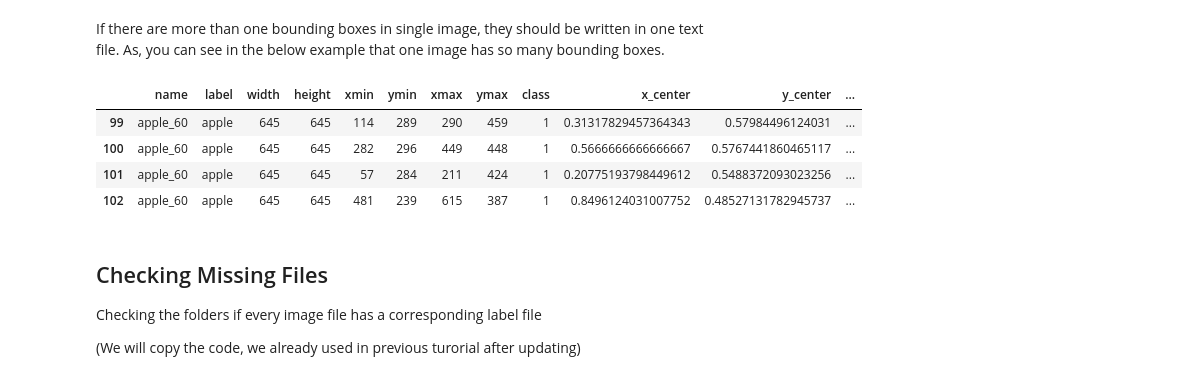
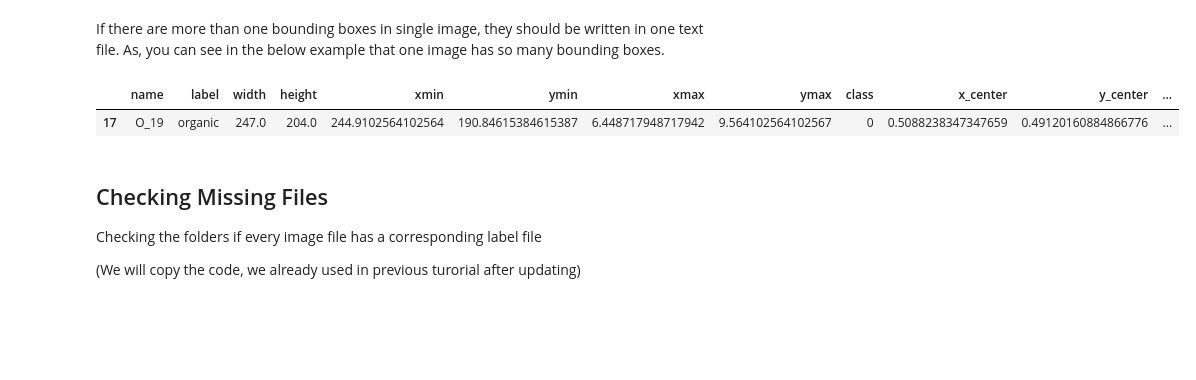
Before and after one commit to Duder5000/Computer-Vision-Project, a Jupyter notebook: ComputerVisionProject.ipynb, the cells around one changed output. Cells and saved outputs as stored; diff of their text form; code cells hidden in the pictures; blank space fills up the shorter version.

```diff
--- a/ComputerVisionProject.ipynb
+++ b/ComputerVisionProject.ipynb
@@ -439,14 +449,11 @@ val_df = val_df.astype(str)
 # %% [markdown]
 If there are more than one bounding boxes in single image, they should be written in one text file. As, you can see in the below example that one image has so many bounding boxes.
 # %%
-filtered_df = train_df[train_df['name'] == train_df["name"][100]]
+filtered_df = train_df[train_df['name'] == train_df["name"][17]]
 (filtered_df.head(15))
 # %% [output]
 |  | name | label | width | height | xmin | ymin | xmax | ymax | class | x_center | y_center | ... |
-| 99 | apple_60 | apple | 645 | 645 | 114 | 289 | 290 | 459 | 1 | 0.31317829457364343 | 0.57984496124031 | ... |
-| 100 | apple_60 | apple | 645 | 645 | 282 | 296 | 449 | 448 | 1 | 0.5666666666666667 | 0.5767441860465117 | ... |
-| 101 | apple_60 | apple | 645 | 645 | 57 | 284 | 211 | 424 | 1 | 0.20775193798449612 | 0.5488372093023256 | ... |
-| 102 | apple_60 | apple | 645 | 645 | 481 | 239 | 615 | 387 | 1 | 0.8496124031007752 | 0.48527131782945737 | ... |
+| 17 | O_19 | organic | 247.0 | 204.0 | 244.9102564102564 | 190.84615384615387 | 6.448717948717942 | 9.564102564102567 | 0 | 0.5088238347347659 | 0.49120160884866776 | ... |
 # %%
 #file_name = [x.split('.')[0] for x in df1["name"]]
 
```
Also changed, not shown: parts of 5 cells of this notebook.
